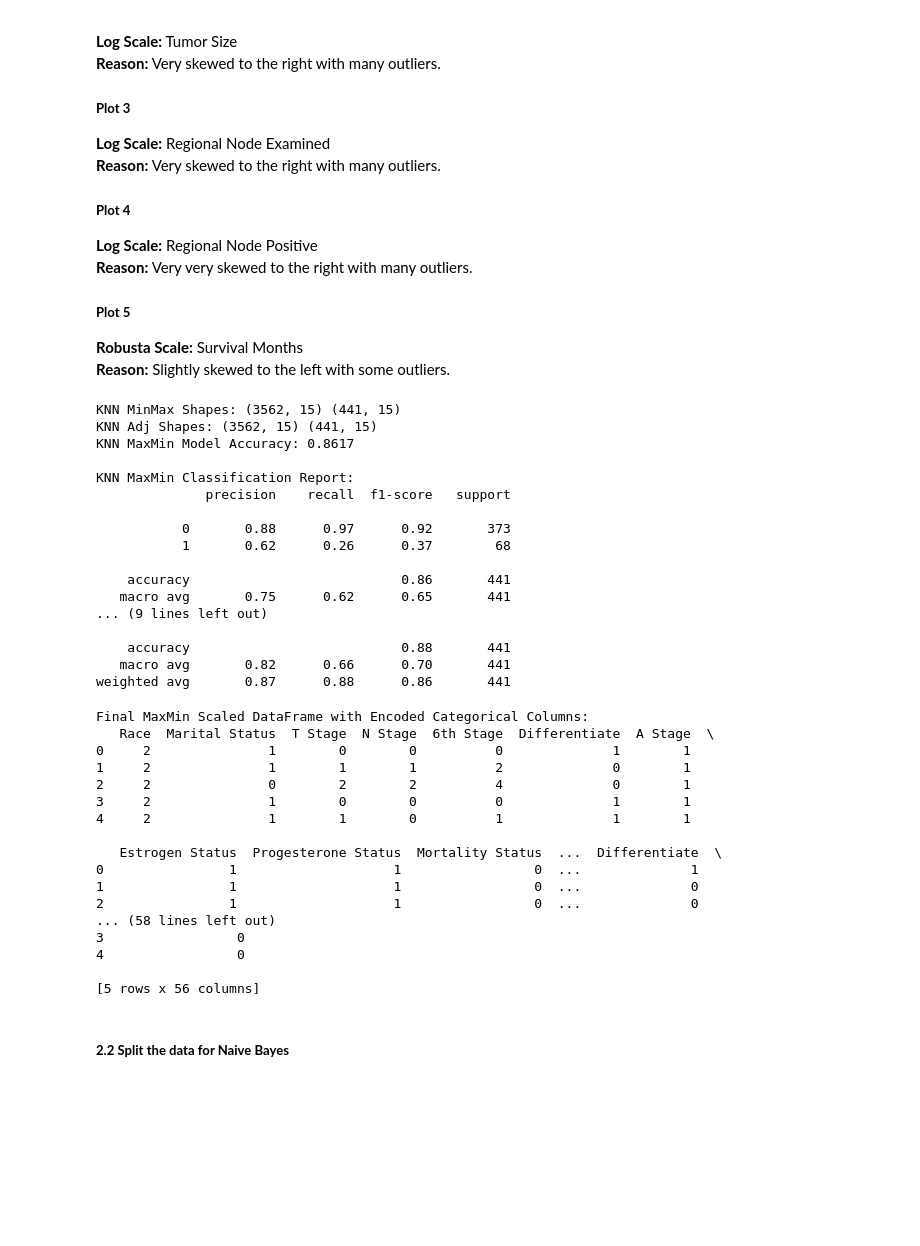
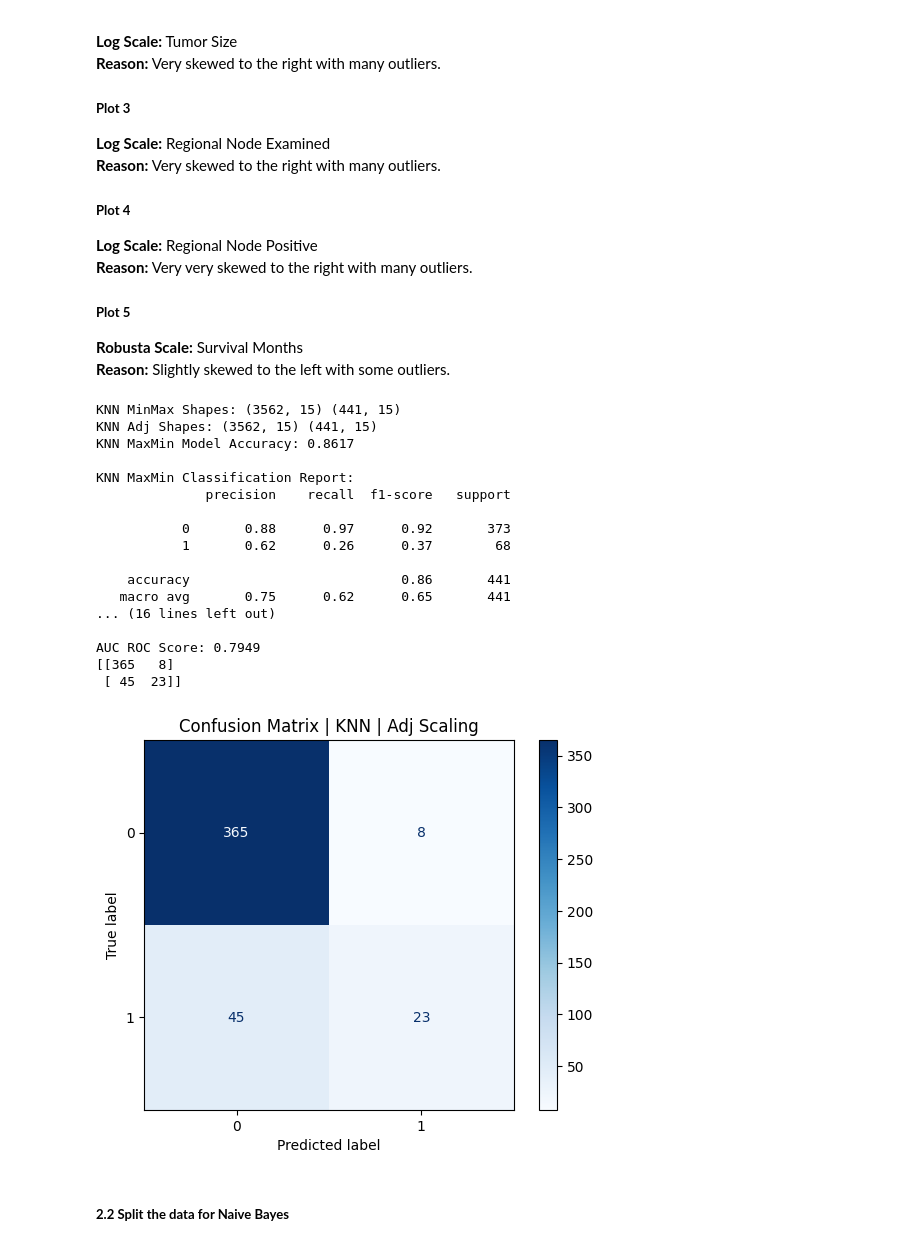
Before and after one commit to donphi/ml-assignment-1, a Jupyter notebook: notebooks/Assignment 1.ipynb, the cells around one changed output. Cells and saved outputs as stored; diff of their text form; code cells hidden in the pictures; blank space fills up the shorter version.

```diff
--- a/notebooks/Assignment 1.ipynb
+++ b/notebooks/Assignment 1.ipynb
@@ -855,7 +855,7 @@ import numpy as np
 from sklearn.model_selection import train_test_split
 from sklearn.preprocessing import MinMaxScaler, StandardScaler, RobustScaler
 from sklearn.neighbors import KNeighborsClassifier
-from sklearn.metrics import accuracy_score, classification_report
+from sklearn.metrics import accuracy_score, classification_report, confusion_matrix, ConfusionMatrixDisplay, roc_auc_score
 
 # Assume 'df' is your original DataFrame and 'encoded_df' contains the encoded categorical variables
 # Also assume 'categorical_columns' is a list of your encoded categorical column names (excluding 'Mortality Status')
@@ -979,6 +979,10 @@ accuracy_knn_maxmin = accuracy_score(y_test_knn_maxmin, y_pred_knn_maxmin)
 print(f"KNN MaxMin Model Accuracy: {accuracy_knn_maxmin:.4f}")
 print("\nKNN MaxMin Classification Report:")
 print(classification_report(y_test_knn_maxmin, y_pred_knn_maxmin))
+probabilities = knn_maxmin.predict_proba(X_test_knn_maxmin)[:, 1]
+auc_roc = roc_auc_score(y_test_knn_maxmin, probabilities)
+print(f"AUC ROC Score: {auc_roc:.4f}")
+print(confusion_matrix(y_test_knn_maxmin, y_pred_knn_maxmin))
 
 #### 5.2 KNN with Adjusted Scaled Data
 
@@ -996,6 +1000,10 @@ accuracy_knn_adj = accuracy_score(y_test_knn_adj, y_pred_knn_adj)
 print(f"KNN Adjusted Model Accuracy: {accuracy_knn_adj:.4f}")
 print("\nKNN Adjusted Classification Report:")
 print(classification_report(y_test_knn_adj, y_pred_knn_adj))
+probabilities = knn_adj.predict_proba(X_test_knn_adj)[:, 1]
+auc_roc = roc_auc_score(y_test_knn_adj, probabilities)
+print(f"AUC ROC Score: {auc_roc:.4f}")
+print(confusion_matrix(y_test_knn_adj, y_pred_knn_adj))
 # %% [output]
 KNN MinMax Shapes: (3562, 15) (441, 15)
 KNN Adj Shapes: (3562, 15) (441, 15)
@@ -1009,45 +1017,21 @@ KNN MaxMin Classification Report:
 
     accuracy                           0.86       441
    macro avg       0.75      0.62      0.65       441
-... (9 lines left out)
+... (16 lines left out)
 
-    accuracy                           0.88       441
-   macro avg       0.82      0.66      0.70       441
-weighted avg       0.87      0.88      0.86       441
+AUC ROC Score: 0.7949
+[[365   8]
+ [ 45  23]]
-# %%
-# Consolidate the scaled and categorical data frames CREATED AT 1.2
-# Assuming 'encoded_df' contains the encoded categorical columns and 'categorical_columns' is a list of these column names
-
-# Consolidate for MinMax scaled data from encoded_df created in 1.2 with existing maxmin_df
-maxmin_df = pd.concat([encoded_df[categorical_columns], maxmin_df], axis=1)
-
-# Consolidate for Adjusted scaled data
-adj_df = pd.concat([encoded_df[categorical_columns], adj_df], axis=1)
-
-# Check consolidated DataFrames
-print("Final MaxMin Scaled DataFrame with Encoded Categorical Columns:")
-print(maxmin_df.head())
-
-print("Final Adjusted Scaled DataFrame with Encoded Categorical Columns:")
-print(adj_df.head())
-# %% [output]
-Final MaxMin Scaled DataFrame with Encoded Categorical Columns:
-   Race  Marital Status  T Stage  N Stage  6th Stage  Differentiate  A Stage  \
-0     2               1        0        0          0              1        1
-1     2               1        1        1          2              0        1
-2     2               0        2        2          4              0        1
-3     2               1        0        0          0              1        1
-4     2               1        1        0          1              1        1
-
-   Estrogen Status  Progesterone Status  Mortality Status  ...  Differentiate  \
-0                1                    1                 0  ...              1
-1                1                    1                 0  ...              0
-2                1                    1                 0  ...              0
-... (58 lines left out)
-3                 0
-4                 0
-
-[5 rows x 56 columns]
+# %%
+# Plot Confusion Matrix
+matrix = confusion_matrix(y_test_knn_adj, y_pred_knn_adj)
+ConfusionMatrixDisplay(matrix).plot(cmap='Blues')
+plt.title("Confusion Matrix | KNN | Adj Scaling")
+
+# Show the plot
+plt.show()
+# %% [output]
+[figure, added]
 # %% [markdown]
 ##### **2.2 Split the data for Naive Bayes**
 # %%
```
Also changed, not shown: parts of 42 cells of this notebook, 10 other files.
